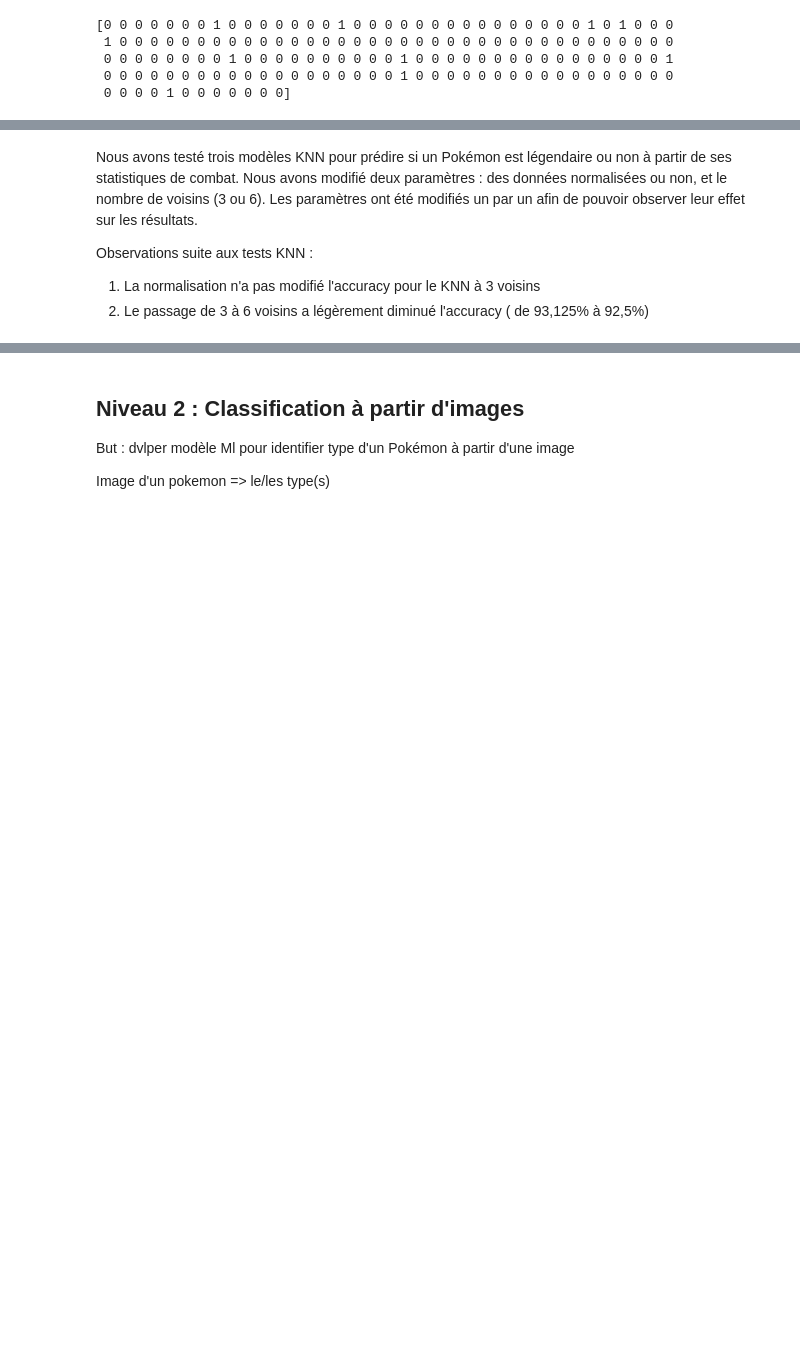
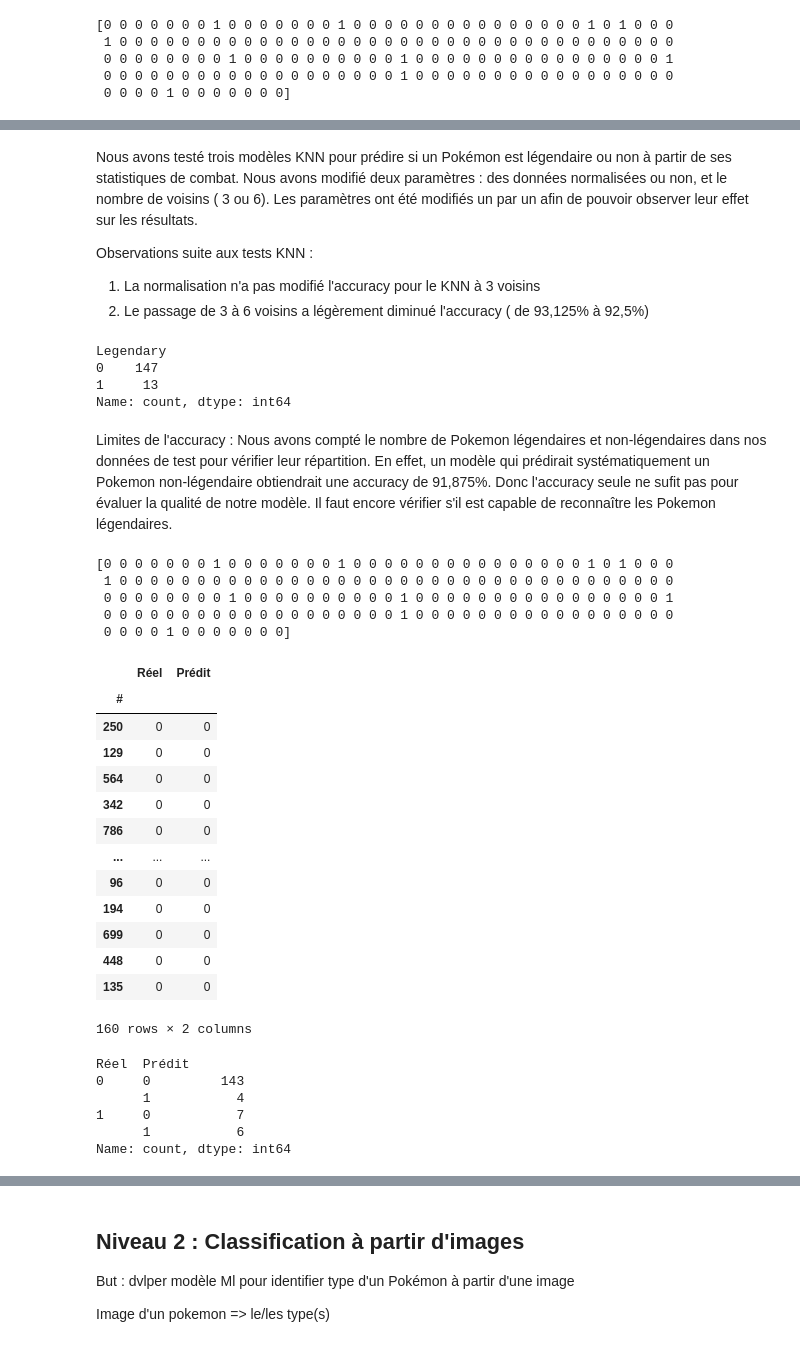
Before and after one commit to Sovany-C/Projet, a Jupyter notebook: Projet_v1.ipynb, the cells around one changed output, grey strips where cells are left out. Saved outputs shown, nothing was run; the diff lists cells and outputs as text; code cells hidden in the pictures; blank space fills up the shorter version.

```diff
--- a/Projet_v1.ipynb
+++ b/Projet_v1.ipynb
@@ -334,7 +346,62 @@ plt.plot(range(1,7), score_k, marker='o')
 # %% [markdown]
-Nous avons testé trois modèles KNN pour prédire si un Pokémon est légendaire ou non à partir de ses statistiques de combat. Nous avons modifié deux paramètres : des données normalisées ou non, et le nombre de voisins (3 ou 6). Les paramètres ont été modifiés un par un afin de pouvoir observer leur effet sur les résultats.
+Nous avons testé trois modèles KNN pour prédire si un Pokémon est légendaire ou non à partir de ses statistiques de combat. Nous avons modifié deux paramètres : des données normalisées ou non, et le nombre de voisins ( 3 ou 6). Les paramètres ont été modifiés un par un afin de pouvoir observer leur effet sur les résultats.
 
 Observations suite aux tests KNN :
 
 1. La normalisation n'a pas modifié l'accuracy pour le KNN à 3 voisins
 2. Le passage de 3 à 6 voisins a légèrement diminué l'accuracy ( de 93,125% à 92,5%)
+# %%
+# Combien de Pokémon sont réellement légendaires et combien ne le son t pas parmi nos 160 Pokemon de test ?
+Y_test.value_counts()
+# %% [output]
+Legendary
+0    147
+1     13
+Name: count, dtype: int64
+# %% [markdown]
+Limites de l'accuracy :
+Nous avons compté le nombre de Pokemon légendaires et non-légendaires dans nos données de test pour vérifier leur répartition.
+En effet, un modèle qui prédirait systématiquement un Pokemon non-légendaire obtiendrait une accuracy de 91,875%.
+Donc l'accuracy seule ne sufit pas pour évaluer la qualité de notre modèle. Il faut encore vérifier s'il est capable de reconnaître les Pokemon légendaires.
+# %%
+# Prédictions du modèle KNN à 3 voisins et normalisation
+Y_pred_scaled_3 = model_scaled_3.predict(X_test_scaled)
+print(Y_pred_scaled_3)
+# %% [output]
+[0 0 0 0 0 0 0 1 0 0 0 0 0 0 0 1 0 0 0 0 0 0 0 0 0 0 0 0 0 0 0 1 0 1 0 0 0
+ 1 0 0 0 0 0 0 0 0 0 0 0 0 0 0 0 0 0 0 0 0 0 0 0 0 0 0 0 0 0 0 0 0 0 0 0 0
+ 0 0 0 0 0 0 0 0 1 0 0 0 0 0 0 0 0 0 0 1 0 0 0 0 0 0 0 0 0 0 0 0 0 0 0 0 1
+ 0 0 0 0 0 0 0 0 0 0 0 0 0 0 0 0 0 0 0 1 0 0 0 0 0 0 0 0 0 0 0 0 0 0 0 0 0
+ 0 0 0 0 1 0 0 0 0 0 0 0]
+# %%
+# On crée un tableau contenant les vraies réponses et les prédictions pour faire la comparaison
+
+comparaison=pd.DataFrame({ "Réel":Y_test, "Prédit":Y_pred_scaled_3})
+
+comparaison
+# %% [output]
+|  | Réel | Prédit |
+| # |  |  |
+| 250 | 0 | 0 |
+| 129 | 0 | 0 |
+| 564 | 0 | 0 |
+| 342 | 0 | 0 |
+| 786 | 0 | 0 |
+| ... | ... | ... |
+| 96 | 0 | 0 |
+| 194 | 0 | 0 |
+| 699 | 0 | 0 |
+| 448 | 0 | 0 |
+| 135 | 0 | 0 |
+160 rows × 2 columns
+# %%
+# On compte les bonnes et mauvaises prédictions
+
+comparaison.groupby("Réel")["Prédit"].value_counts()
+# %% [output]
+Réel  Prédit
+0     0         143
+      1           4
+1     0           7
+      1           6
+Name: count, dtype: int64
```
Also changed, not shown: parts of 16 cells of this notebook.
